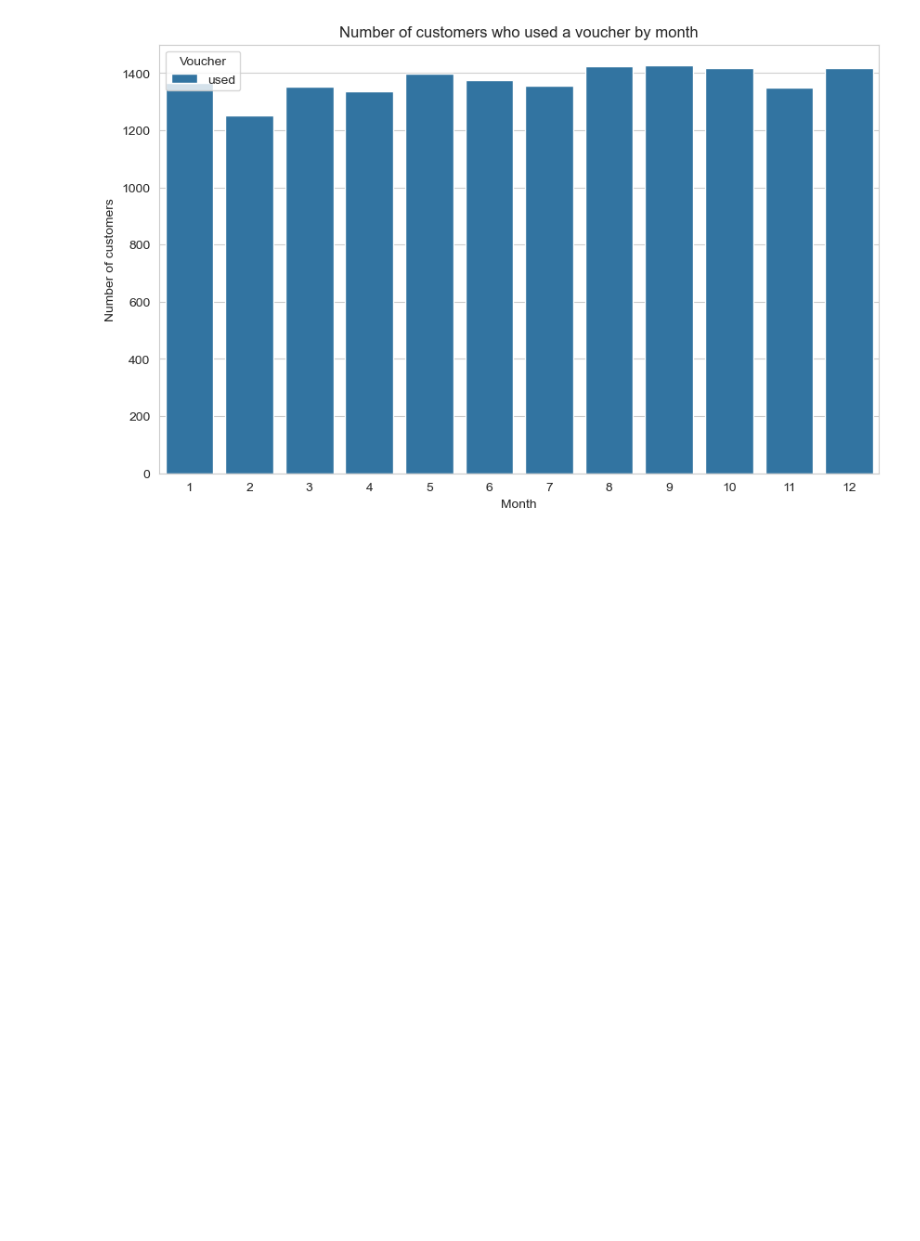
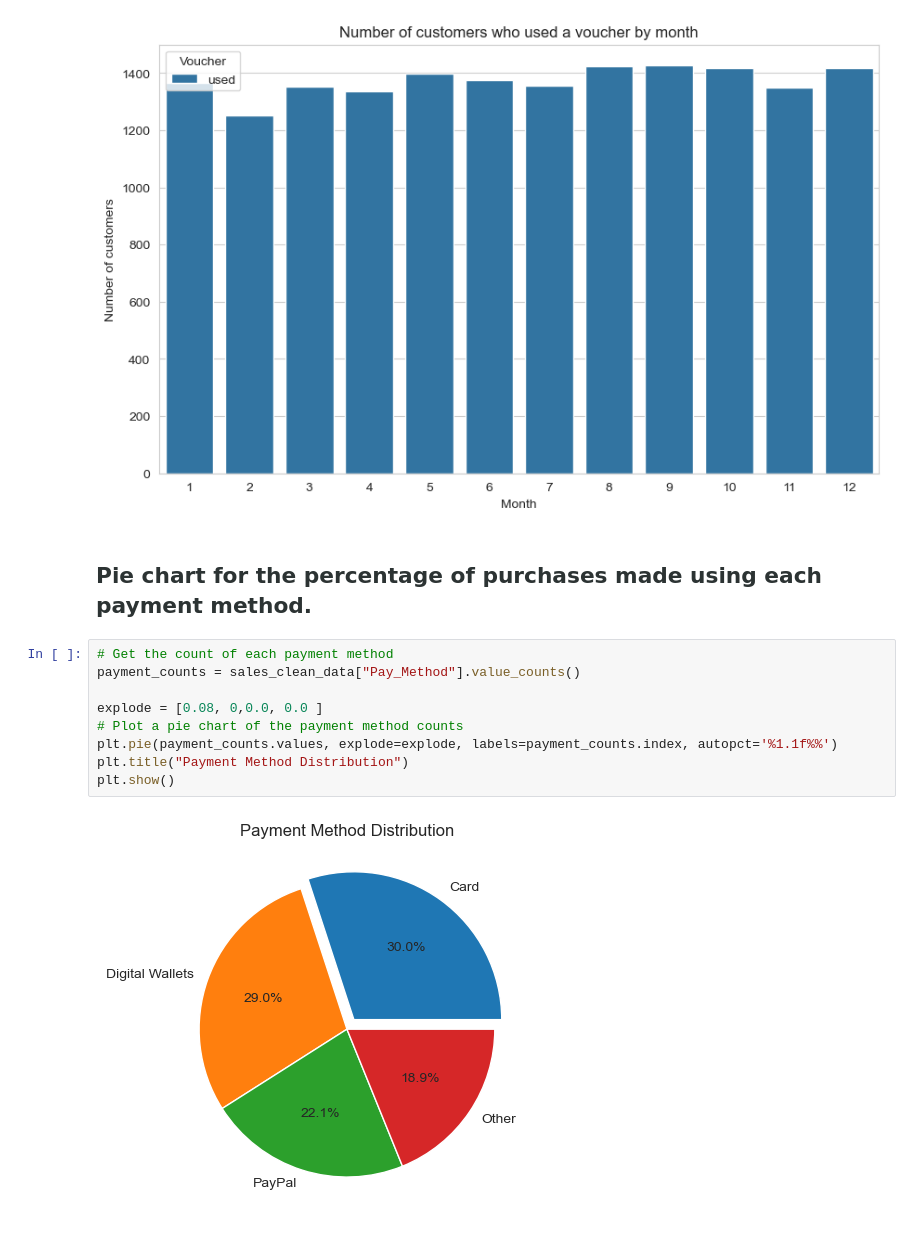
Before and after one commit to thapelomaloka/Data-Project, a Jupyter notebook: Data Analysis Assignment 3 Thapelo . M 217004340.ipynb, the cells around one changed output. Cells and saved outputs as stored; diff of their text form; blank space fills up the shorter version.

```diff
--- a/Data Analysis Assignment 3 Thapelo . M 217004340.ipynb
+++ b/Data Analysis Assignment 3 Thapelo . M 217004340.ipynb
@@ -678,3 +729,16 @@ plt.ylabel('Number of customers')
 plt.show()
 # %% [output]
 [figure]
+# %% [markdown]
+## <span style = "color:#2C3333">Pie chart for the percentage of purchases made using each payment method.</span>
+# %%
+# Get the count of each payment method
+payment_counts = sales_clean_data["Pay_Method"].value_counts()
+
+explode = [0.08, 0,0.0, 0.0 ]
+# Plot a pie chart of the payment method counts
+plt.pie(payment_counts.values, explode=explode, labels=payment_counts.index, autopct='%1.1f%%')
+plt.title("Payment Method Distribution")
+plt.show()
+# %% [output]
+[figure, added]
```
Also changed, not shown: parts of 35 cells of this notebook.
